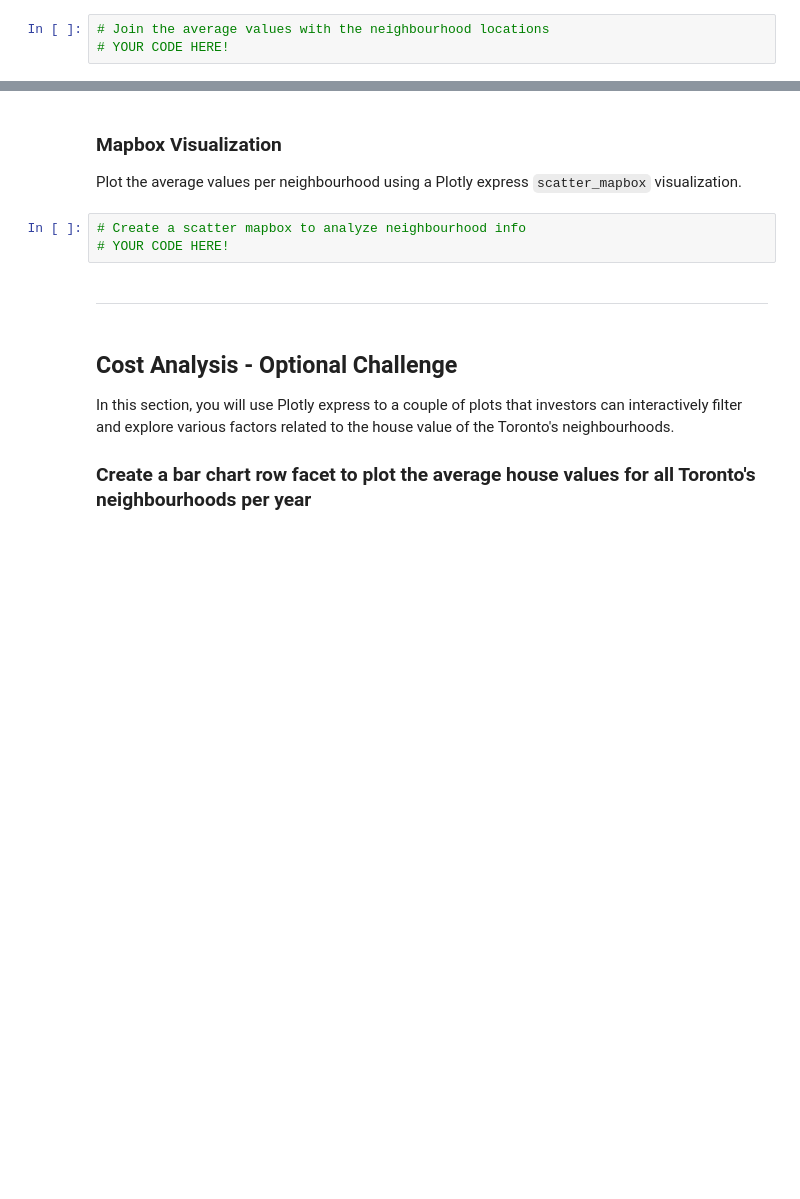
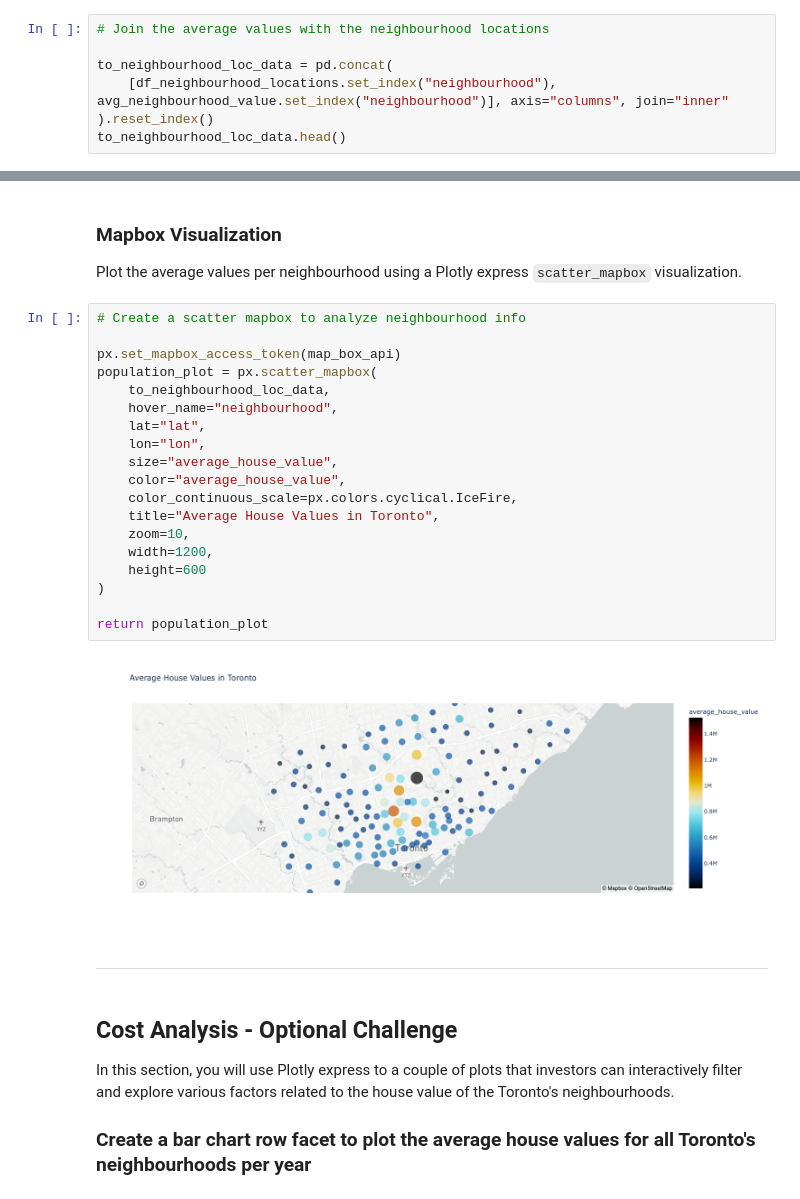
Before and after one commit to cjseeley7/Unit-6---Pythonic-Monopoly, a Jupyter notebook: Week 6/Starter_Code/rental_analysis.ipynb, the cells around one changed output, grey strips where cells are left out. Cells and saved outputs as stored; diff of their text form; blank space fills up the shorter version.

```diff
--- a/Week 6/Starter_Code/rental_analysis.ipynb
+++ b/Week 6/Starter_Code/rental_analysis.ipynb
@@ -381,4 +385,8 @@ avg_neighbourhood_value.head()
 | 4 | Banbury-Don Mills | 3572.50 | 5388.75 | 1.25 | 273.75 | ... |
 # %%
 # Join the average values with the neighbourhood locations
-# YOUR CODE HERE!
+
+to_neighbourhood_loc_data = pd.concat(
+    [df_neighbourhood_locations.set_index("neighbourhood"), avg_neighbourhood_value.set_index("neighbourhood")], axis="columns", join="inner"
+).reset_index()
+to_neighbourhood_loc_data.head()
@@ -386,9 +401,27 @@ avg_neighbourhood_value.head()
 ### Mapbox Visualization
 
 Plot the average values per neighbourhood using a Plotly express `scatter_mapbox` visualization.
-# %%
-# Create a scatter mapbox to analyze neighbourhood info
-# YOUR CODE HERE!
+# %%
+# Create a scatter mapbox to analyze neighbourhood info
+
+px.set_mapbox_access_token(map_box_api)
+population_plot = px.scatter_mapbox(
+    to_neighbourhood_loc_data,
+    hover_name="neighbourhood",
+    lat="lat",
+    lon="lon",
+    size="average_house_value",
+    color="average_house_value",
+    color_continuous_scale=px.colors.cyclical.IceFire,
+    title="Average House Values in Toronto",
+    zoom=10,
+    width=1200,
+    height=600
+)
+
+return population_plot
+# %% [output]
+[figure, added]
 # %% [markdown]
 - - -
 # %% [markdown]
```
Also changed, not shown: parts of 5 cells of this notebook.
